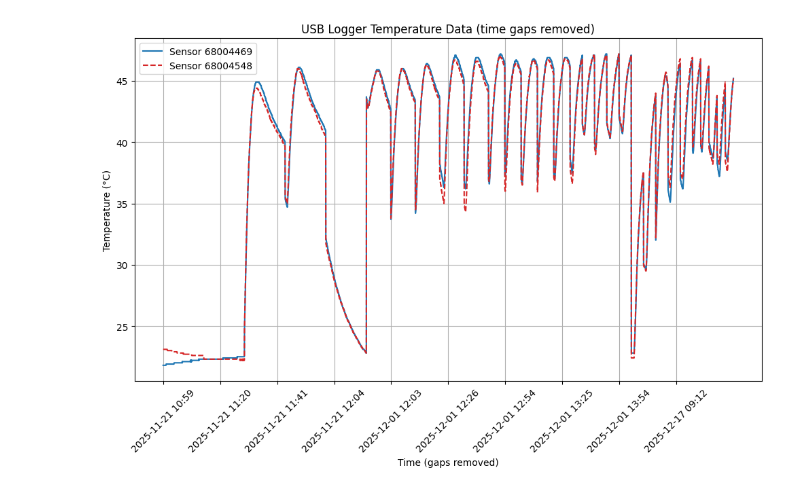
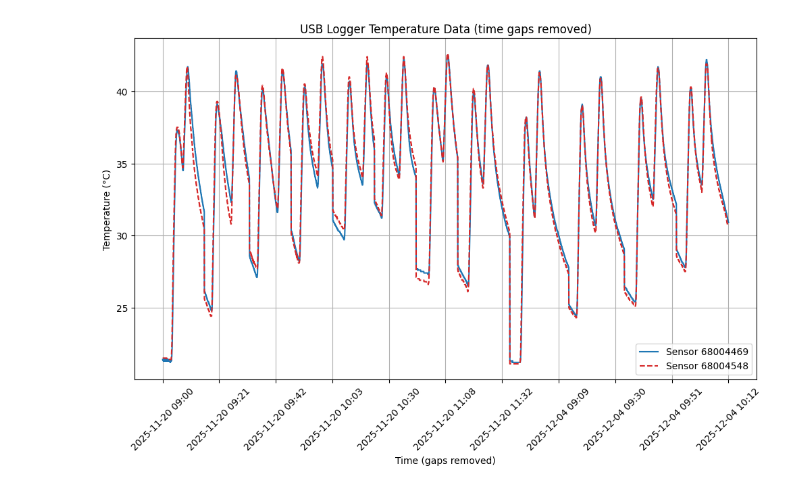
Before and after one commit to NilsTettschlag/drysense-2025_2026, a Jupyter notebook: Plotting_drysense.ipynb, the cells around one changed output. Saved outputs shown, nothing was run; the diff lists cells and outputs as text; code cells hidden in the pictures.

```diff
--- a/Plotting_drysense.ipynb
+++ b/Plotting_drysense.ipynb
@@ -1,8 +1,10 @@
 # %%
 import pandas as pd
 import matplotlib.pyplot as plt
+from functions import m_data
+import seaborn as sns
 
-set_machine = 'OCEAN'
+set_machine = 'DLRA'  # Options: 'OCEAN', 'DLRA'
 
 # folderpath machine output data
 folder_path_machine_output = f'output/{set_machine}'
@@ -23,31 +25,31 @@ plt.figure(figsize=(10, 6))
 
 plt.plot(
     data_usb_logger["x"],
     data_usb_logger["Sensor_68004469"],
     label="Sensor 68004469",
     color="tab:blue"
 )
 plt.plot(
     data_usb_logger["x"],
     data_usb_logger["Sensor_68004548"],
     label="Sensor 68004548",
     linestyle="--",
     color="tab:red"
 )
 
 plt.xlabel("Time (gaps removed)")
 plt.ylabel("Temperature (°C)")
 plt.title("USB Logger Temperature Data (time gaps removed)")
 plt.grid()
 plt.legend()
 plt.tight_layout()
 
 # Set x-ticks to show time labels at regular intervals
 tick_idx = data_usb_logger["x"][::len(data_usb_logger)//10]
 tick_labels = data_usb_logger["Time"].dt.strftime("%Y-%m-%d %H:%M")[::len(data_usb_logger)//10]
 
 plt.xticks(tick_idx, tick_labels, rotation=45)
 
 plt.show()
 # %% [output]
-[figure, old version]
+[figure, new version]
```
Also changed, not shown: parts of 4 cells of this notebook, 7 other files.
